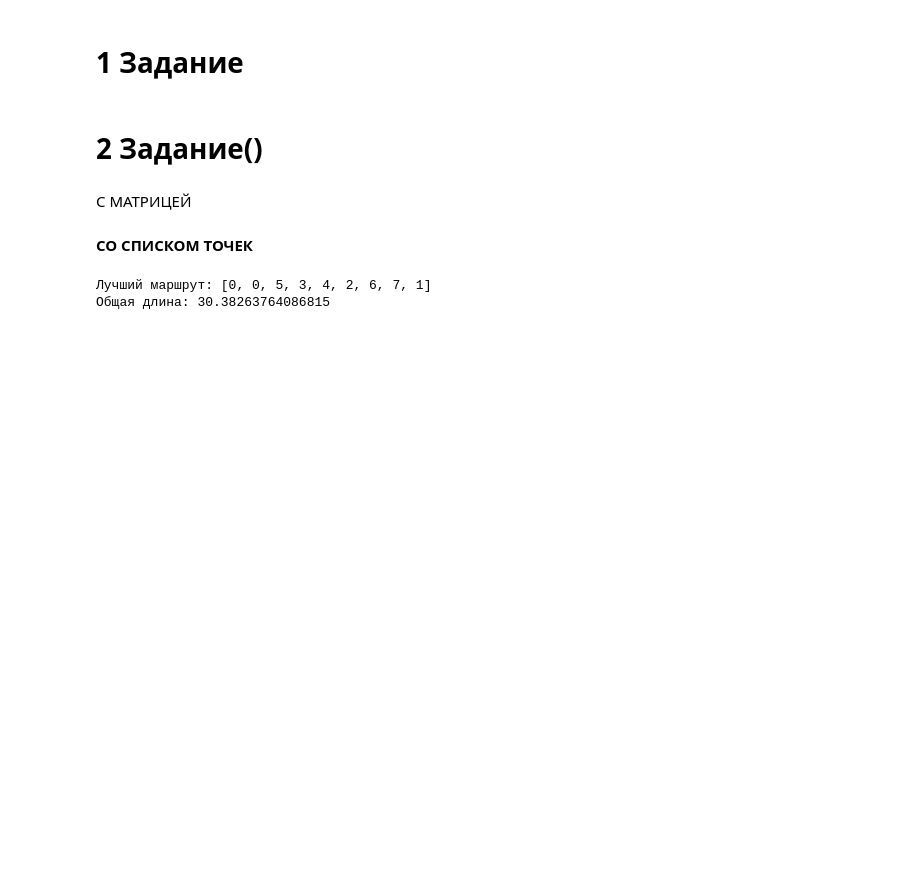
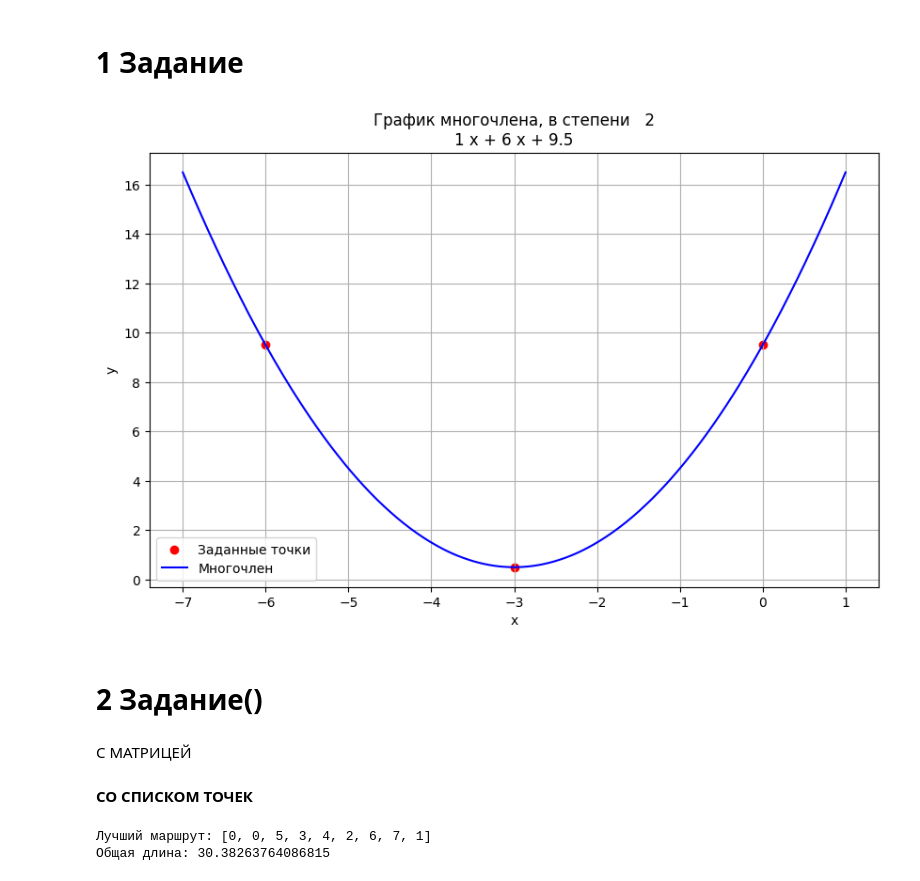
Before and after one commit to Feram1r/GIT_study, a Jupyter notebook: Турнир_Инженеры_будущего.ipynb, the cells around one changed output. Saved outputs shown, nothing was run; the diff lists cells and outputs as text; code cells hidden in the pictures; blank space fills up the shorter version.

```diff
--- a/Турнир_Инженеры_будущего.ipynb
+++ b/Турнир_Инженеры_будущего.ipynb
@@ -32,3 +5,33 @@ plot_polynomial(points, coefficients)
+# %%
+import numpy as np
+import matplotlib.pyplot as plt
+from sklearn.linear_model import LinearRegression
+from sklearn.preprocessing import PolynomialFeatures  # Класс преобразователь
+# Задайте свои точки здесь
+points = [(-6,9.5),(-3,0.5),(0,9.5)]  # Пример точек
+x = [i[0] for i in points]
+y = [i[1] for i in points]
+degree=2
+coefficients = np.polyfit(x, y, degree)
+
+
+# Создаем функцию многочлена
+polynomial = np.poly1d(coefficients)
+
+x_range = np.linspace(min(x) - 1, max(x) + 1, 400)
+y_range = polynomial(x_range)
+
+plt.figure(figsize=(10, 6))
+plt.scatter(x, y, color='red', label='Заданные точки')  # Точки
+plt.plot(x_range, y_range, label='Многочлен', color='blue')  # Многочлен
+plt.legend()
+plt.xlabel('x')
+plt.ylabel('y')
+plt.title(f'График многочлена, в степени{polynomial}')
+plt.grid(True)
+plt.show()
+# %% [output]
+[figure, added]
 # %% [markdown]
 # 2 Задание()
 # %% [markdown]
```
Also changed, not shown: parts of 1 cell of this notebook.
